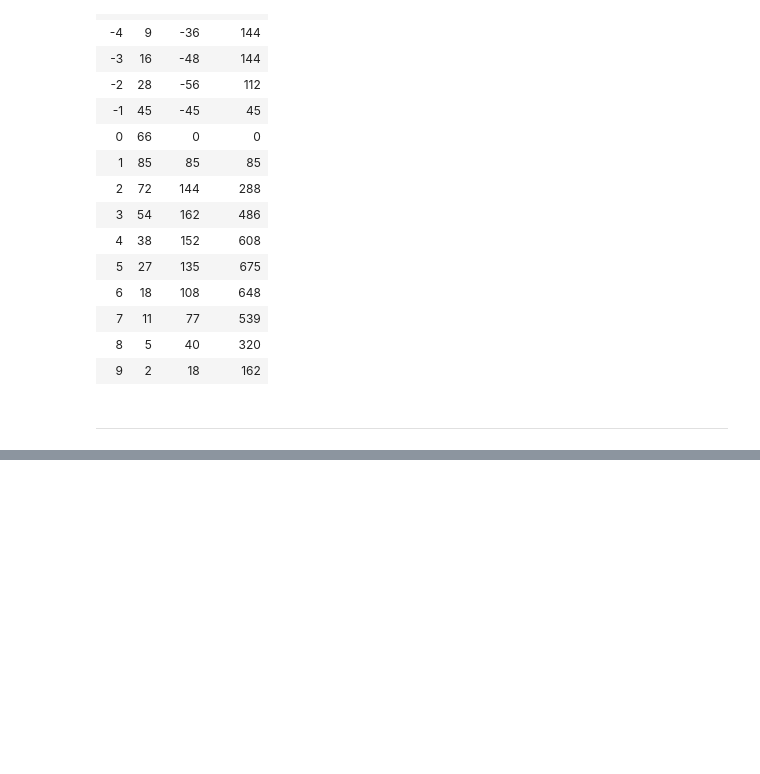
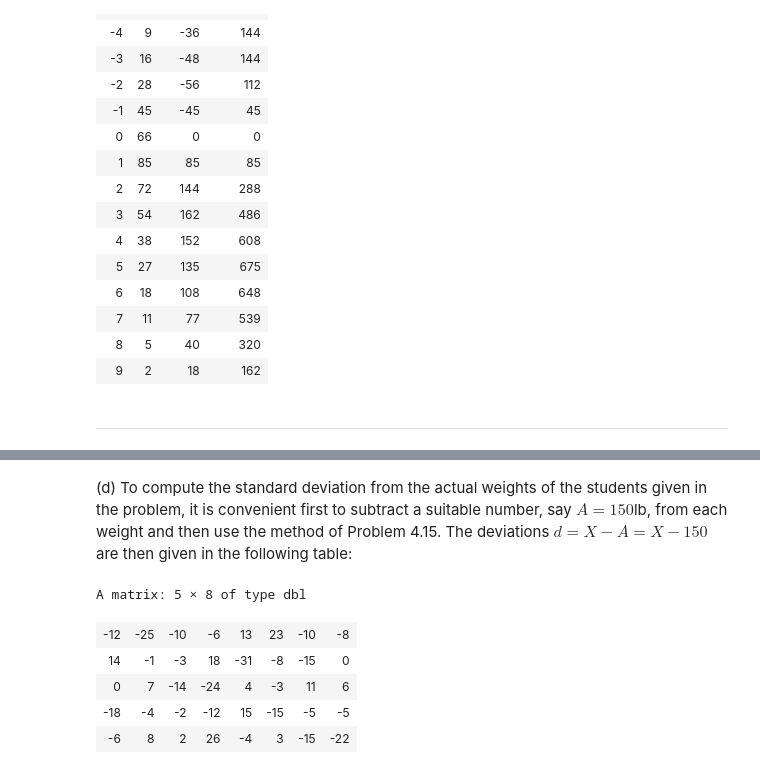
Before and after one commit to jbennett7/Statistics, a Jupyter notebook: Chapter 4 The standard deviation and other measures of dispersion.ipynb, the cells around one changed output, grey strips where cells are left out. Drawn from its saved outputs; the diff is of its cells as text; code cells hidden in the pictures; blank space fills up the shorter version.

```diff
--- a/Chapter 4 The standard deviation and other measures of dispersion.ipynb
+++ b/Chapter 4 The standard deviation and other measures of dispersion.ipynb
@@ -1037,0 +1095,11 @@ A matrix: 15 × 4 of type dbl
+# %% [markdown]
+(d) To compute the standard deviation from the actual weights of the students given in the problem, it is convenient first to subtract a suitable number, say $A=150$lb, from each weight and then use the method of Problem 4.15. The deviations $d=X-A=X-150$ are then given in the following table:
+# %%
+matrix(P8.data-150,nrow=5)
+# %% [output]
+A matrix: 5 × 8 of type dbl
+| -12 | -25 | -10 | -6 | 13 | 23 | -10 | -8 |
+| 14 | -1 | -3 | 18 | -31 | -8 | -15 | 0 |
+| 0 | 7 | -14 | -24 | 4 | -3 | 11 | 6 |
+| -18 | -4 | -2 | -12 | 15 | -15 | -5 | -5 |
+| -6 | 8 | 2 | 26 | -4 | 3 | -15 | -22 |
```
Also changed, not shown: parts of 20 cells of this notebook.
